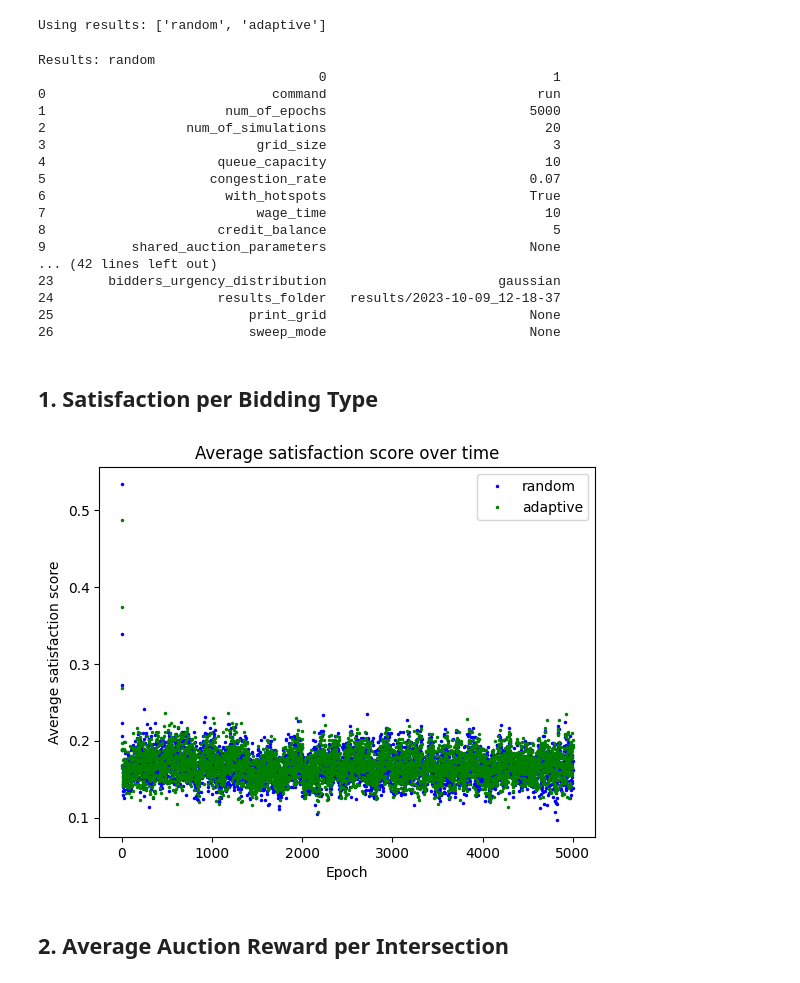
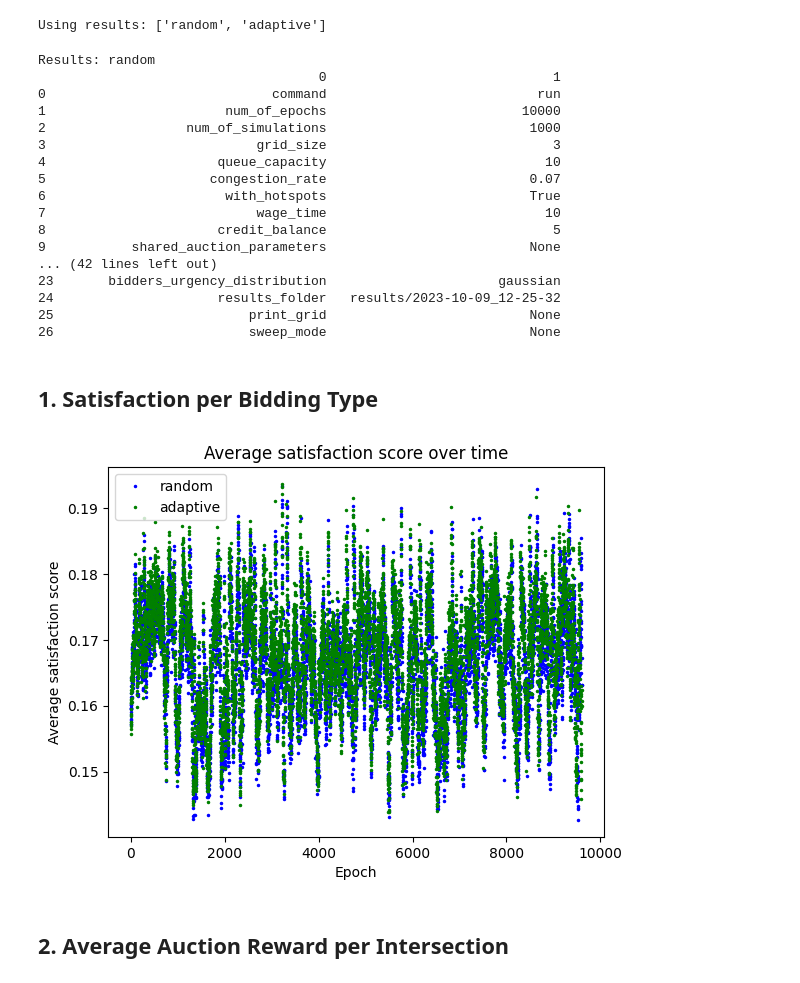
Before and after one commit to LeonidasZotos/adaptiveAuctions, a Jupyter notebook: analysis.ipynb, the cells around one changed output. Saved outputs shown, nothing was run; the diff lists cells and outputs as text; code cells hidden in the pictures.

```diff
--- a/analysis.ipynb
+++ b/analysis.ipynb
@@ -16,7 +16,7 @@ import matplotlib.pyplot as plt
 # %%
 # Choose which results to use
 results_to_use = [""]  # If this is empty, the last file in the folder will be used
-WARMUP_EPOCHS = 30 # Number of epochs to ignore.
+WARMUP_EPOCHS = 100 # Number of epochs to ignore.
 sim_colours = ['blue', 'green', 'red', 'orange', 'purple', 'brown', 'pink', 'gray', 'olive', 'cyan']
 
 
@@ -24,6 +24,9 @@ all_results = os.listdir('results/')
 
 if results_to_use == [""]:
     results_to_use = all_results
+# remove DS_Store from the list
+if '.DS_Store' in results_to_use:
+    results_to_use.remove('.DS_Store')
 
 print("Using results: " + str(results_to_use))
 # %% [output]
@@ -55,8 +58,8 @@ for set_of_results in results_to_use:
 Results: random
                                     0                             1
 0                             command                           run
-1                       num_of_epochs                          5000
-2                  num_of_simulations                            20
+1                       num_of_epochs                         10000
+2                  num_of_simulations                          1000
 3                           grid_size                             3
 4                      queue_capacity                            10
 5                     congestion_rate                          0.07
@@ -66,7 +69,7 @@ Results: random
 9           shared_auction_parameters                          None
 ... (42 lines left out)
 23       bidders_urgency_distribution                      gaussian
-24                     results_folder   results/2023-10-09_12-18-37
+24                     results_folder   results/2023-10-09_12-25-32
 25                         print_grid                          None
 26                         sweep_mode                          None
 # %% [markdown]
@@ -74,21 +77,25 @@ Results: random
 # %%
 plt.clf()
 average_satisfaction_score_results = []
 for sim in results_to_use:
     average_satisfaction_score_results.append(
         all_sim_results[sim]['average_satisfaction_score'])
+
+# remove the first WARMUP_EPOCHS, and last 100 epochs
+for i, history in enumerate(average_satisfaction_score_results):
+    average_satisfaction_score_results[i] = history[WARMUP_EPOCHS:-300]
 
 for i, history in enumerate(average_satisfaction_score_results):
     plt.plot(list(range(len(history))), history,
              'o', ls='none', markersize=1.5, label=results_to_use[i], color = sim_colours[i])
 # plt.ylim(0, 2)
 plt.xlabel('Epoch')
 plt.ylabel('Average satisfaction score')
 plt.title('Average satisfaction score over time')
 plt.legend()
 plt.show()
 # %% [output]
-[figure, old version]
+[figure, new version]
 # %% [markdown]
 ## 2. Average Auction Reward per Intersection
 # %%
```
Also changed, not shown: parts of 5 cells of this notebook, 1 other file.
